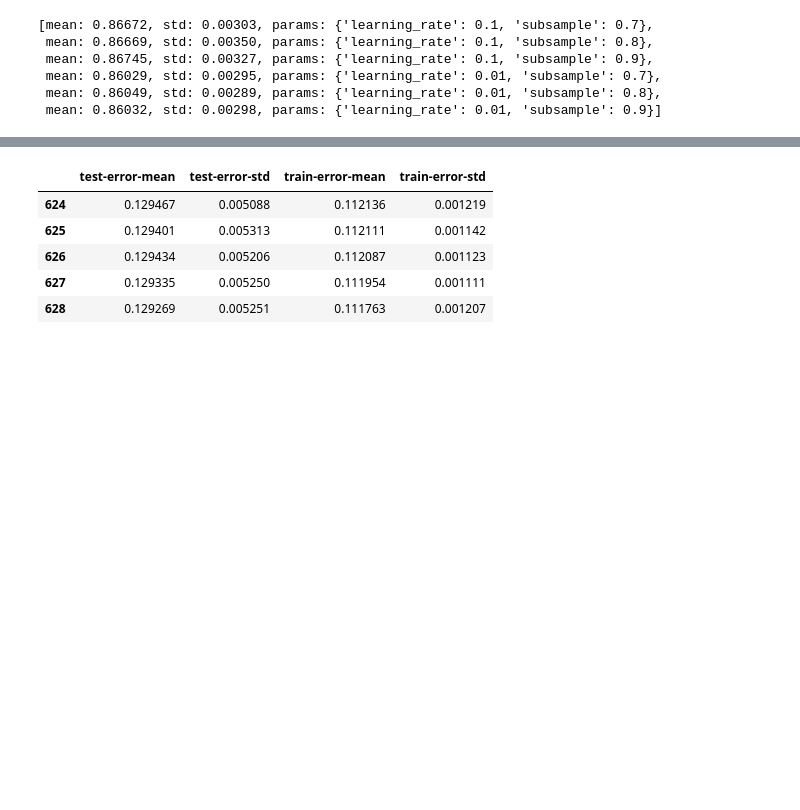
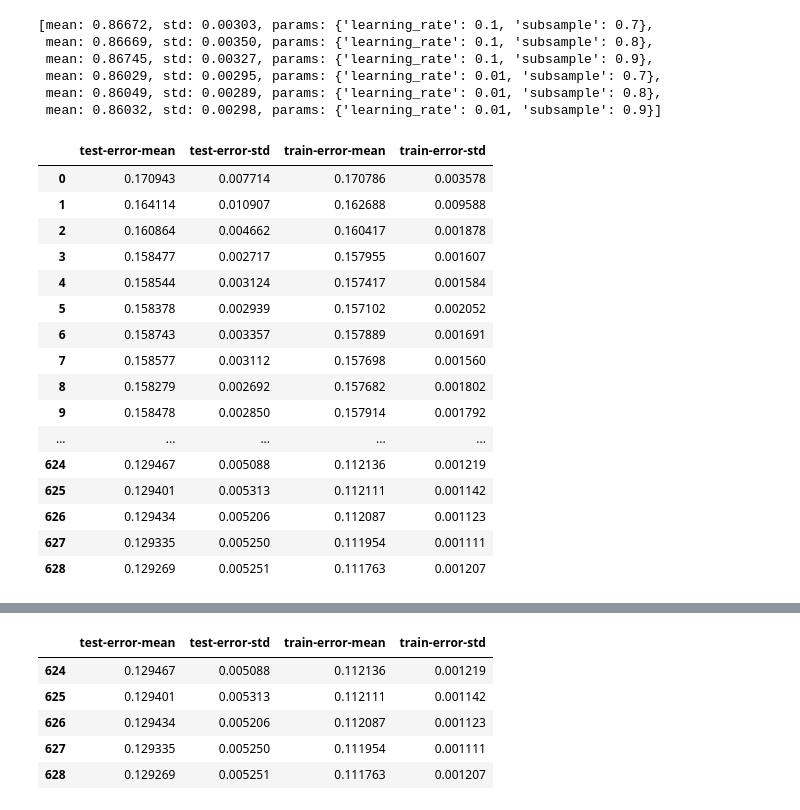
Before and after one commit to mintuanil/assignment10.1, a Jupyter notebook: assignment10.1.ipynb, the cells around one changed output, grey strips where cells are left out. Saved outputs shown, nothing was run; the diff lists cells and outputs as text; code cells hidden in the pictures; blank space fills up the shorter version.

```diff
--- a/assignment10.1.ipynb
+++ b/assignment10.1.ipynb
@@ -243,9 +244,27 @@ xgdmat = xgb.DMatrix(final_train, y_train) # Create our DMatrix to make XGBoost
 # %%
 our_params = {'eta': 0.1, 'seed':0, 'subsample': 0.8, 'colsample_bytree': 0.8,
              'objective': 'binary:logistic', 'max_depth':3, 'min_child_weight':1}
 # Grid Search CV optimized settings
 
 cv_xgb = xgb.cv(params = our_params, dtrain = xgdmat, num_boost_round = 3000, nfold = 5,
                 metrics = ['error'], # Make sure you enter metrics inside a list or you may encounter issues!
                 early_stopping_rounds = 100) # Look for early stopping that minimizes error
+cv_xgb
 # %% [output]
+|  | test-error-mean | test-error-std | train-error-mean | train-error-std |
+| 0 | 0.170943 | 0.007714 | 0.170786 | 0.003578 |
+| 1 | 0.164114 | 0.010907 | 0.162688 | 0.009588 |
+| 2 | 0.160864 | 0.004662 | 0.160417 | 0.001878 |
+| 3 | 0.158477 | 0.002717 | 0.157955 | 0.001607 |
+| 4 | 0.158544 | 0.003124 | 0.157417 | 0.001584 |
+| 5 | 0.158378 | 0.002939 | 0.157102 | 0.002052 |
+| 6 | 0.158743 | 0.003357 | 0.157889 | 0.001691 |
+| 7 | 0.158577 | 0.003112 | 0.157698 | 0.001560 |
+| 8 | 0.158279 | 0.002692 | 0.157682 | 0.001802 |
+| 9 | 0.158478 | 0.002850 | 0.157914 | 0.001792 |
+| ... | ... | ... | ... | ... |
+| 624 | 0.129467 | 0.005088 | 0.112136 | 0.001219 |
+| 625 | 0.129401 | 0.005313 | 0.112111 | 0.001142 |
+| 626 | 0.129434 | 0.005206 | 0.112087 | 0.001123 |
+| 627 | 0.129335 | 0.005250 | 0.111954 | 0.001111 |
+| 628 | 0.129269 | 0.005251 | 0.111763 | 0.001207 |
```
Also changed, not shown: parts of 3 cells of this notebook.
